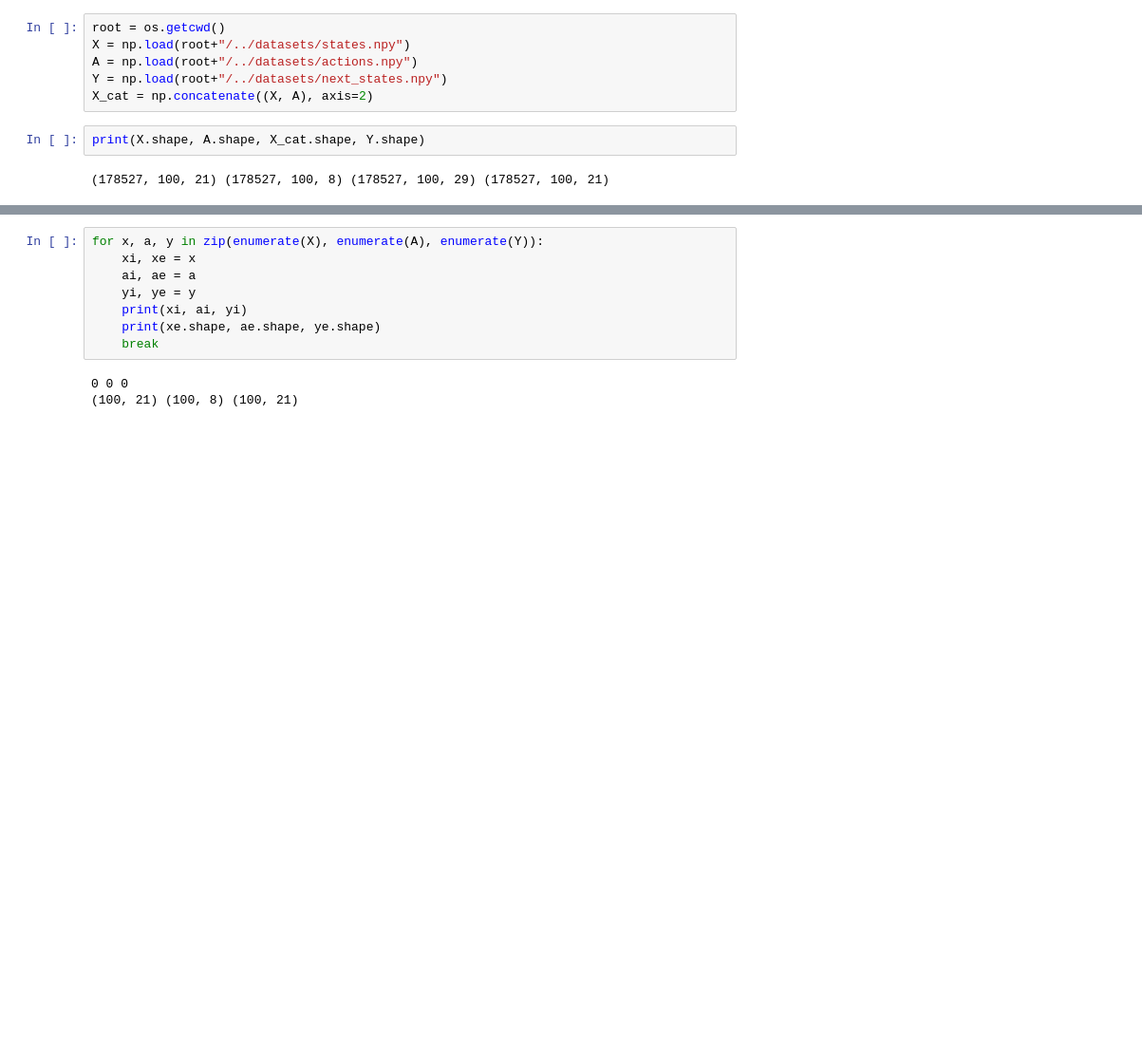
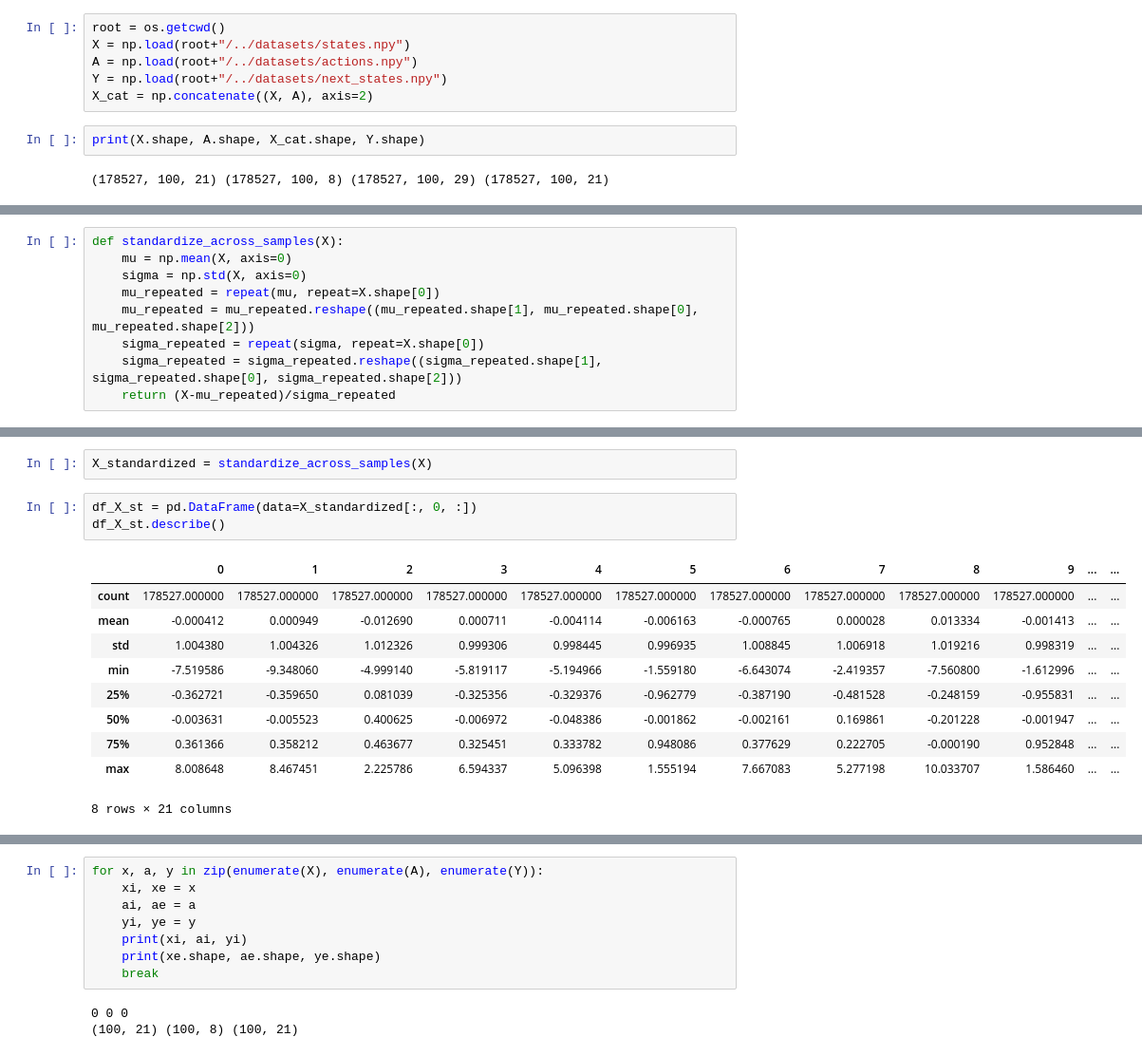
Before and after one commit to rjk2147/Dynamics-Model-Search, a Jupyter notebook: dynamics/src/vanilla_rnn_dataset.ipynb, the cells around one changed output, grey strips where cells are left out. Shown: that part at 95% size. Saved outputs shown, nothing was run; the diff lists cells and outputs as text; blank space fills up the shorter version.

```diff
--- a/dynamics/src/vanilla_rnn_dataset.ipynb
+++ b/dynamics/src/vanilla_rnn_dataset.ipynb
@@ -14,0 +34,9 @@ print(X.shape, A.shape, X_cat.shape, Y.shape)
+# %%
+def standardize_across_samples(X):
+    mu = np.mean(X, axis=0)
+    sigma = np.std(X, axis=0)
+    mu_repeated = repeat(mu, repeat=X.shape[0])
+    mu_repeated = mu_repeated.reshape((mu_repeated.shape[1], mu_repeated.shape[0], mu_repeated.shape[2]))
+    sigma_repeated = repeat(sigma, repeat=X.shape[0])
+    sigma_repeated = sigma_repeated.reshape((sigma_repeated.shape[1], sigma_repeated.shape[0], sigma_repeated.shape[2]))
+    return (X-mu_repeated)/sigma_repeated
@@ -14,0 +77,16 @@ print(X.shape, A.shape, X_cat.shape, Y.shape)
+# %%
+X_standardized = standardize_across_samples(X)
+# %%
+df_X_st = pd.DataFrame(data=X_standardized[:, 0, :])
+df_X_st.describe()
+# %% [output]
+|  | 0 | 1 | 2 | 3 | 4 | 5 | 6 | 7 | 8 | 9 | ... | ... |
+| count | 178527.000000 | 178527.000000 | 178527.000000 | 178527.000000 | 178527.000000 | 178527.000000 | 178527.000000 | 178527.000000 | 178527.000000 | 178527.000000 | ... | ... |
+| mean | -0.000412 | 0.000949 | -0.012690 | 0.000711 | -0.004114 | -0.006163 | -0.000765 | 0.000028 | 0.013334 | -0.001413 | ... | ... |
+| std | 1.004380 | 1.004326 | 1.012326 | 0.999306 | 0.998445 | 0.996935 | 1.008845 | 1.006918 | 1.019216 | 0.998319 | ... | ... |
+| min | -7.519586 | -9.348060 | -4.999140 | -5.819117 | -5.194966 | -1.559180 | -6.643074 | -2.419357 | -7.560800 | -1.612996 | ... | ... |
+| 25% | -0.362721 | -0.359650 | 0.081039 | -0.325356 | -0.329376 | -0.962779 | -0.387190 | -0.481528 | -0.248159 | -0.955831 | ... | ... |
+| 50% | -0.003631 | -0.005523 | 0.400625 | -0.006972 | -0.048386 | -0.001862 | -0.002161 | 0.169861 | -0.201228 | -0.001947 | ... | ... |
+| 75% | 0.361366 | 0.358212 | 0.463677 | 0.325451 | 0.333782 | 0.948086 | 0.377629 | 0.222705 | -0.000190 | 0.952848 | ... | ... |
+| max | 8.008648 | 8.467451 | 2.225786 | 6.594337 | 5.096398 | 1.555194 | 7.667083 | 5.277198 | 10.033707 | 1.586460 | ... | ... |
+8 rows × 21 columns
```
Also changed, not shown: parts of 8 cells of this notebook, 6 other files.
